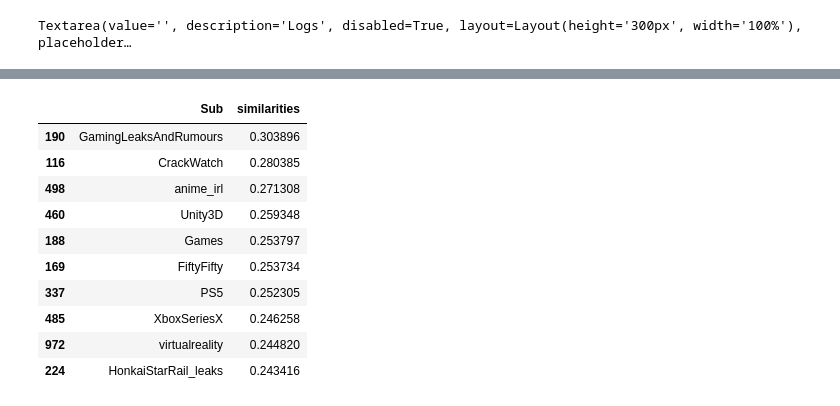
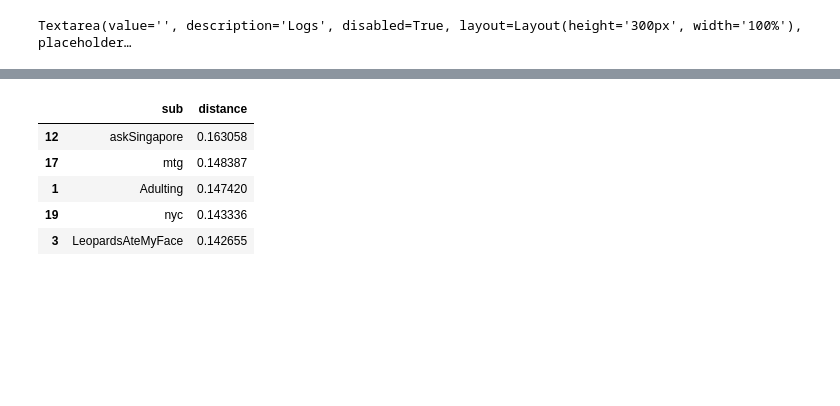
Before and after one commit to ericdudley/findthesub, a Jupyter notebook: experiment.ipynb, the cells around one changed output, grey strips where cells are left out. Drawn from its saved outputs; the diff is of its cells as text; code cells hidden in the pictures; blank space fills up the shorter version.

Commit message:
feat: Zillis integration

```diff
--- a/experiment.ipynb
+++ b/experiment.ipynb
@@ -198,6 +298,6 @@ df.to_pickle("embeddings.pickle")
 # %%
 # Read the CSV file
-df = pd.read_pickle('server/embeddings.pickle')
+df = pd.read_pickle('embeddings.pickle')
 
 # Replace "Embedding" with "Embedding_np"
 # df["Embedding_np"] = df["Embedding"].apply(lambda x: np.array(ast.literal_eval(x)))
@@ -228,18 +328,40 @@ Embedding    [0.028386393561959267, 0.004223015159368515, -...
 Name: 0, dtype: object
-# %%
-subs = get_closest_subs(df, 'Latest leaks show crazy realism')
-subs
-# subs.to_json(orient='records')
-# subs.to_dict(orient='records')
-# %% [output]
-|  | Sub | similarities |
-| 190 | GamingLeaksAndRumours | 0.303896 |
-| 116 | CrackWatch | 0.280385 |
-| 498 | anime_irl | 0.271308 |
-| 460 | Unity3D | 0.259348 |
-| 188 | Games | 0.253797 |
-| 169 | FiftyFifty | 0.253734 |
-| 337 | PS5 | 0.252305 |
-| 485 | XboxSeriesX | 0.246258 |
-| 972 | virtualreality | 0.244820 |
-| 224 | HonkaiStarRail_leaks | 0.243416 |
+# %%
+# Notebook Cell
+
+SEARCH_API_URL = f"{os.environ.get("ZILLIZ_HOST")}/v2/vectordb/entities/search"
+SEARCH_HEADERS = {
+    "Authorization": f"Bearer {os.environ.get('ZILLIZ_API_KEY')}",
+    "Accept": "application/json",
+    "Content-Type": "application/json"
+}
+COLLECTION_NAME = "FindTheSub"
+LIMIT = 10
+TOP_N = 5
+
+def query_closest_subs(txt, limit=LIMIT, top_n=TOP_N):
+    embeddings = get_embedding([txt])
+    if not embeddings: raise ValueError("Failed to obtain embedding for the input text.")
+    payload = {
+        "collectionName": COLLECTION_NAME,
+        "data": [embeddings[0].embedding],
+        "limit": limit,
+        "outputFields": ["sub"]
+    }
+    r = requests.post(SEARCH_API_URL, json.dumps(payload), headers=SEARCH_HEADERS)
+    r.raise_for_status()
+    df = pd.DataFrame(r.json().get('data', []))
+    if df.empty:
+        return df
+    grouped = df.groupby('sub')['distance'].mean().reset_index()
+    return grouped.sort_values('distance', ascending=False).head(top_n)
+
+result = query_closest_subs("Why did I get laid off before the holidays?", limit=1000)
+result
+# %% [output]
+|  | sub | distance |
+| 12 | askSingapore | 0.163058 |
+| 17 | mtg | 0.148387 |
+| 1 | Adulting | 0.147420 |
+| 19 | nyc | 0.143336 |
+| 3 | LeopardsAteMyFace | 0.142655 |
```
Also changed, not shown: parts of 5 cells of this notebook, 4 other files.
